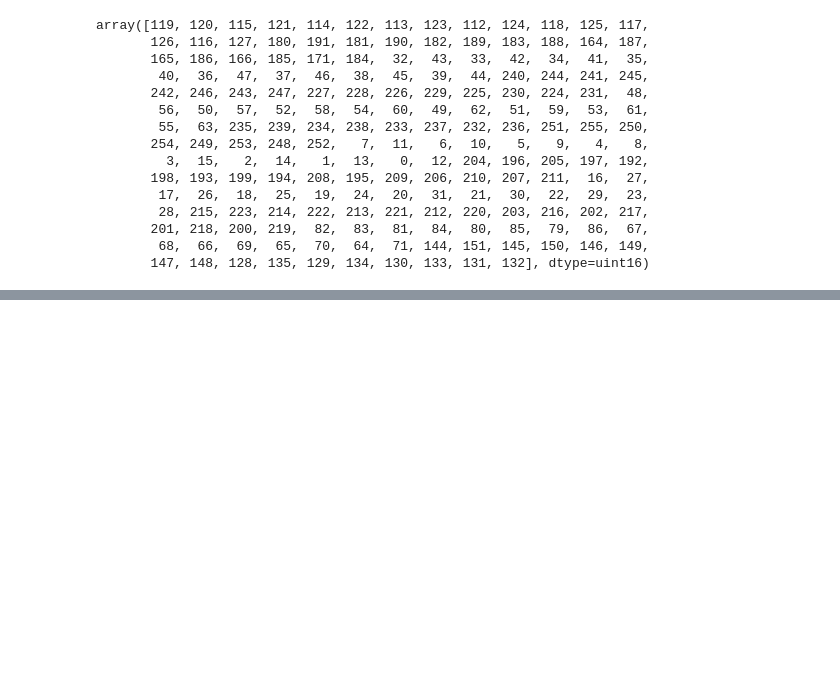
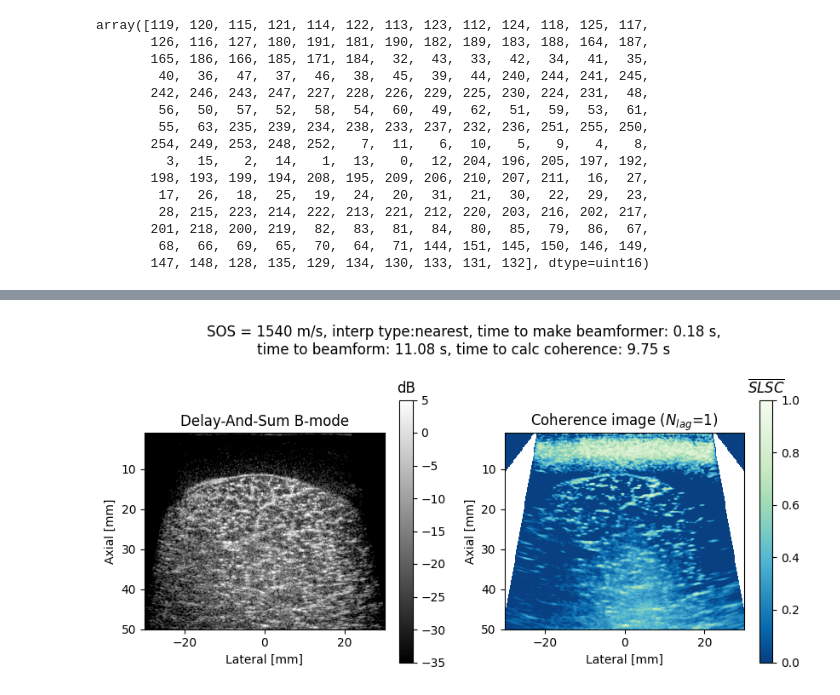
Before and after one commit to wewightman/pycbf, a Jupyter notebook: examples/develop_coherence_beamforming.ipynb, the cells around one changed output, grey strips where cells are left out. Saved outputs shown, nothing was run; the diff lists cells and outputs as text; code cells hidden in the pictures; blank space fills up the shorter version.

Commit message:
testing out beamforming and coherence stuff in meat

```diff
--- a/examples/develop_coherence_beamforming.ipynb
+++ b/examples/develop_coherence_beamforming.ipynb
@@ -90,16 +74,3 @@ tautx, taurx, apodtx, apodrx = tibf.make_tabs_and_apods_pw_2D(
-# %%
-bmfrm = CPUCoherenceBeamformer(
-    tautx=tautx,
-    taurx=taurx,
-    apodtx=apodtx,
-    apodrx=apodrx,
-    t0 = t[0],
-    dt = t[1]-t[0],
-    nt = len(t),
-    nwrkr=1
-)
-# %%
-im = bmfrm(rf[:,0,:,:].transpose(1, 0, 2)).reshape(-1,len(xout), len(zout))
 # %%
 def calc_coherence(subset):
     # subtract the mean of each aline
@@ -483,0 +198,70 @@ plt.show()
+# %%
+interps = [dict(kind='cubic'), dict(kind='nearest',usf=1), dict(kind='nearest',usf=2), dict(kind='nearest',usf=4), dict(kind='nearest',usf=8), dict(kind='nearest',usf=16)]
+
+interps = [dict(kind='nearest',usf=8)]
+
+subset = np.ascontiguousarray(rf[:,0,:,:].transpose(1, 0, 2))
+
+for nlag in [1, 3, 5, 10, 15, 20]:
+    for interp in interps:
+
+        t1 = time()
+        bmfrm = CPUCoherenceBeamformer(
+            tautx=tautx,
+            taurx=taurx,
+            apodtx=apodtx,
+            apodrx=apodrx,
+            t0 = t[0],
+            dt = t[1]-t[0],
+            nt = len(t),
+            nwrkr=1,
+            interp=interp
+        )
+        t2 = time()
+        im = bmfrm(subset).reshape(-1,len(xout), len(zout))
+        t3 = time()
+        locpeak = np.zeros((1+xout.size//dsfx, 1+zout.size//dsfz))
+        for ix in tqdm(range(0, xout.size, dsfx), leave=False):
+            for iz in range(0, zout.size, dsfz):
+                izmin = np.max([0, iz-nkern])
+                izmax = np.min([zout.size, iz+nkern+1])
+
+                mask = apodrx_coherence[:,ix,izmin:izmax]
+                elesel = np.sum(mask, axis=-1) == mask.shape[-1]
+
+                if np.sum(elesel) < nlag+1: continue
+
+                channels = im[elesel,ix,izmin:izmax]
+
+                for lag in np.arange(1, nlag+1, dtype=int):
+                    locpeak[ix//dsfx,iz//dsfz] += calc_lagn_coherence(channels.T, lag)/nlag
+        t4 = time()
+
+        description = f"SOS = {sospeak:0.00f} m/s, interp type:{interp['kind']}, time to make beamformer: {(t2-t1):0.02f} s,\ntime to beamform: {(t3-t2):0.02f} s, time to calc coherence: {(t4-t3):0.02f} s"
+        print(interp, f"make beamformer: {1000*(t2-t1):0.02f} ms, beamform: {1000*(t3-t2):0.02f} ms, calc coherence: {1000*(t4-t3):0.02f} ms")
+
+        ex_axlat = 1E3*np.array([xout[0], xout[-1], zout[-1], zout[0]])
+
+        fig, axes = plt.subplots(1, 2)
+        fig.set_size_inches(10, 5)
+        ax = axes[1]
+        pltim = ax.imshow(locpeak.T, cmap='GnBu_r', extent=ex_axlat, vmin=-0.0, vmax=1)
+        ax.set_ylabel("Axial [mm]")
+        ax.set_xlabel("Lateral [mm]")
+        ax.set_title(f"Coherence image ($N_{{lag}}$={nlag})")
+        plt.colorbar(pltim, ax=ax, shrink=0.8).ax.set_title("$\\overline{SLSC}$")
+
+        env = np.abs(hilbert(np.sum(im, axis=0), axis=-1)).T
+        logged = 20 * np.log10(env/np.percentile(env, 99))
+
+        ax = axes[0]
+        pltim = ax.imshow(logged, vmin=-35, vmax=5, cmap='gray', extent=ex_axlat)
+        ax.set_ylabel("Axial [mm]")
+        ax.set_xlabel("Lateral [mm]")
+        ax.set_title("Delay-And-Sum B-mode")
+        plt.colorbar(pltim, ax=ax, shrink=0.8).ax.set_title("dB")
+        fig.suptitle(description)
+        plt.show()
+
+        del bmfrm
+# %% [output]
@@ -483,0 +269 @@ plt.show()
+[figure, added]
```
Also changed, not shown: parts of 19 cells of this notebook.
